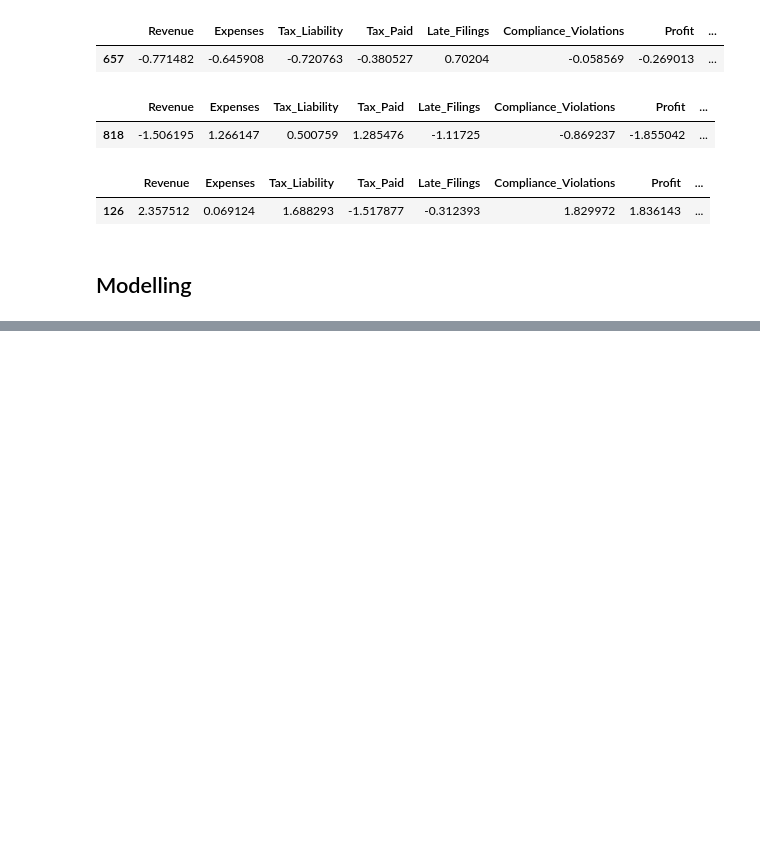
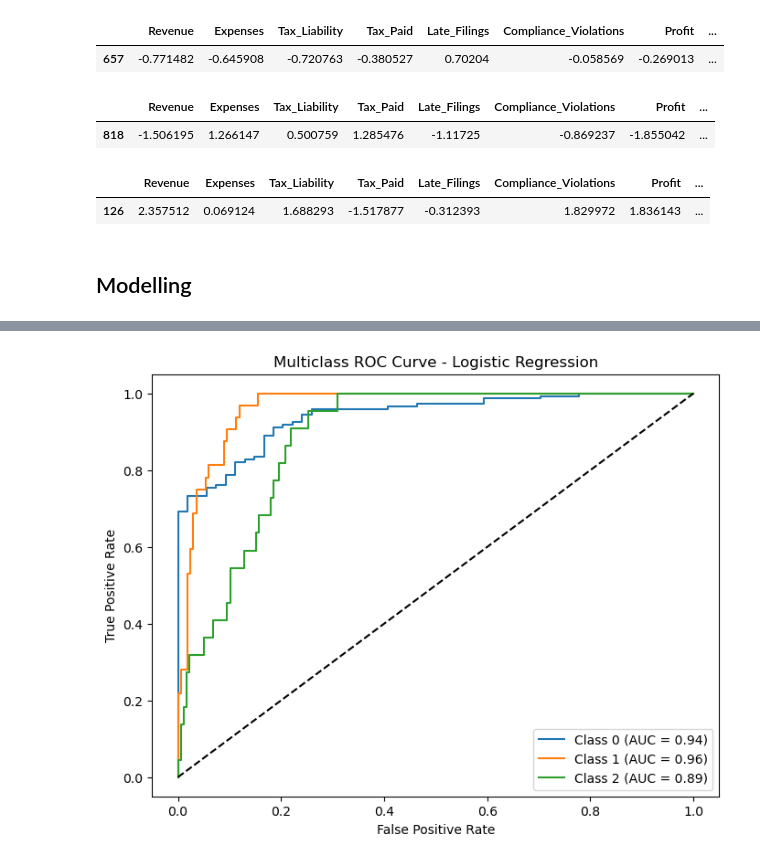
Before and after one commit to csaafrica/group5_predicting_high_risk_taxpayers_using_ML, a Jupyter notebook: notebooks/Risky_Taxpayer_Prediction_project.ipynb, the cells around one changed output, grey strips where cells are left out. Saved outputs shown, nothing was run; the diff lists cells and outputs as text; code cells hidden in the pictures; blank space fills up the shorter version.

Commit message:
Add logistic modelling

```diff
--- a/notebooks/Risky_Taxpayer_Prediction_project.ipynb
+++ b/notebooks/Risky_Taxpayer_Prediction_project.ipynb
@@ -421,0 +427,11 @@ X_test_scaled.sample()
+# %%
+# Logistic regression model
+# model initialization
+logreg=LogisticRegression(max_iter=1000, random_state=42)
+
+# Train models on the resampled, scaled training data
+logreg.fit(X_train_scaled_resampled,y_train_resampled)
+
+# Make predictions
+y_pred_logreg = logreg.predict(X_test_scaled)
+y_pred_proba_logreg = logreg.predict_proba(X_test_scaled)
@@ -421,0 +469,22 @@ X_test_scaled.sample()
+# %%
+# Binarize labels (for 3 classes: 0=High, 1=Low, 2=Medium)
+y_test_bin = label_binarize(y_test, classes=[0, 1, 2])
+
+# Get predicted probabilities
+y_pred_proba_logreg = logreg.predict_proba(X_test_scaled)
+
+# Plot ROC curve for each class
+plt.figure(figsize=(8, 6))
+for i in range(3):
+    fpr, tpr, _ = roc_curve(y_test_bin[:, i], y_pred_proba_logreg[:, i])
+    auc_score = auc(fpr, tpr)
+    plt.plot(fpr, tpr, label=f"Class {i} (AUC = {auc_score:.2f})")
+
+plt.plot([0, 1], [0, 1], 'k--')
+plt.xlabel("False Positive Rate")
+plt.ylabel("True Positive Rate")
+plt.title("Multiclass ROC Curve - Logistic Regression")
+plt.legend()
+plt.show()
+# %% [output]
+[figure, added]
```
Also changed, not shown: parts of 4 cells of this notebook.
